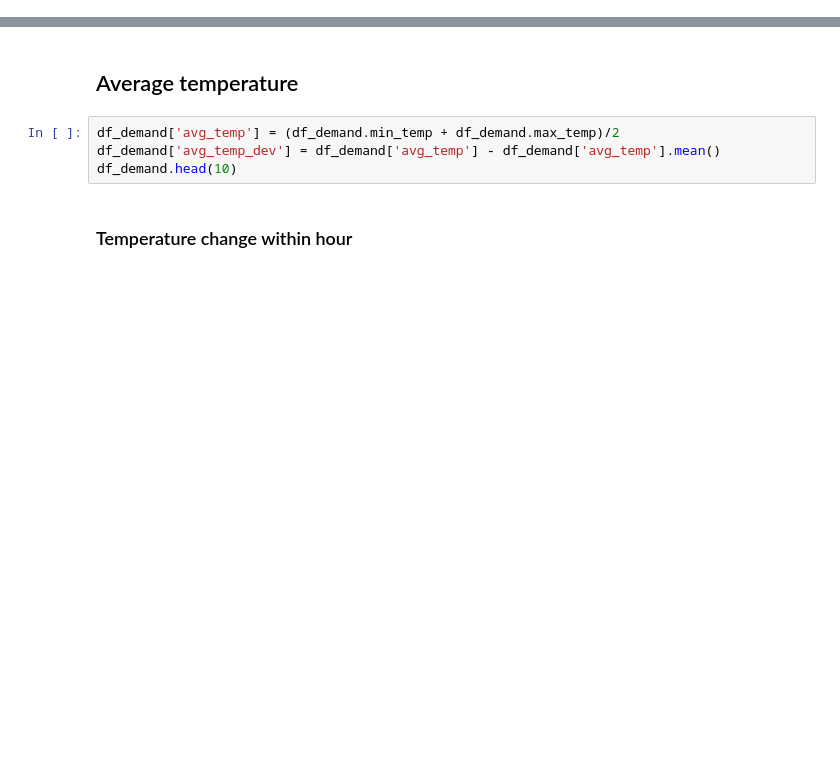
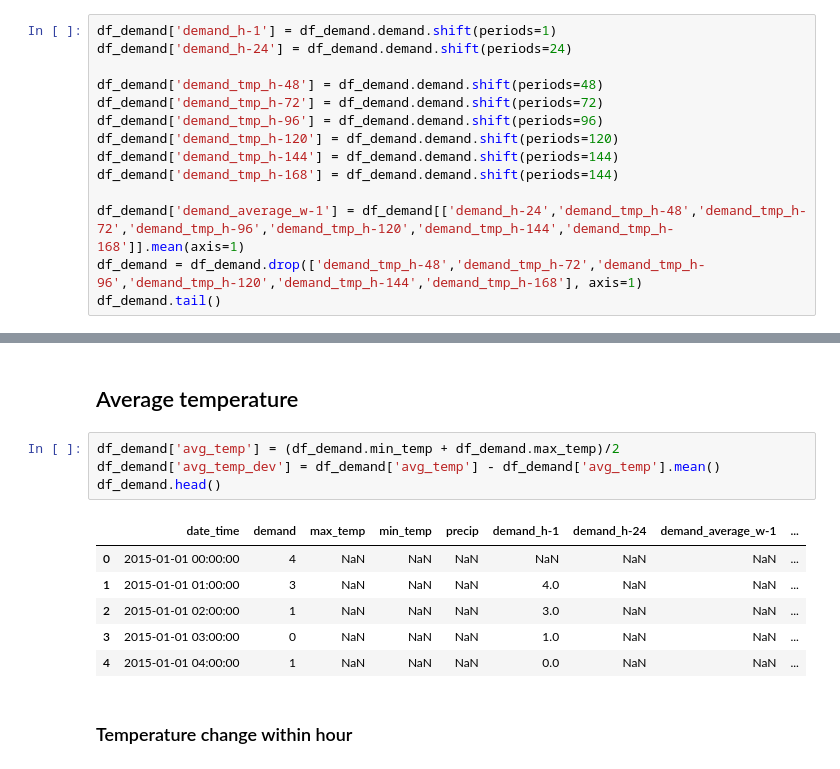
Before and after one commit to RavenRudi/AA_Group16, a Jupyter notebook: demand_forecast.ipynb, the cells around one changed output, grey strips where cells are left out. Cells and saved outputs as stored; diff of their text form; blank space fills up the shorter version.

```diff
--- a/demand_forecast.ipynb
+++ b/demand_forecast.ipynb
@@ -47,0 +66,14 @@ df_demand.head()
+# %%
+df_demand['demand_h-1'] = df_demand.demand.shift(periods=1)
+df_demand['demand_h-24'] = df_demand.demand.shift(periods=24)
+
+df_demand['demand_tmp_h-48'] = df_demand.demand.shift(periods=48)
+df_demand['demand_tmp_h-72'] = df_demand.demand.shift(periods=72)
+df_demand['demand_tmp_h-96'] = df_demand.demand.shift(periods=96)
+df_demand['demand_tmp_h-120'] = df_demand.demand.shift(periods=120)
+df_demand['demand_tmp_h-144'] = df_demand.demand.shift(periods=144)
+df_demand['demand_tmp_h-168'] = df_demand.demand.shift(periods=144)
+
+df_demand['demand_average_w-1'] = df_demand[['demand_h-24','demand_tmp_h-48','demand_tmp_h-72','demand_tmp_h-96','demand_tmp_h-120','demand_tmp_h-144','demand_tmp_h-168']].mean(axis=1)
+df_demand = df_demand.drop(['demand_tmp_h-48','demand_tmp_h-72','demand_tmp_h-96','demand_tmp_h-120','demand_tmp_h-144','demand_tmp_h-168'], axis=1)
+df_demand.tail()
@@ -50,7 +89,14 @@ df_demand.head()
 # %%
 df_demand['avg_temp'] = (df_demand.min_temp + df_demand.max_temp)/2
 df_demand['avg_temp_dev'] = df_demand['avg_temp'] - df_demand['avg_temp'].mean()
-df_demand.head(10)
+df_demand.head()
+# %% [output]
+|  | date_time | demand | max_temp | min_temp | precip | demand_h-1 | demand_h-24 | demand_average_w-1 | ... |
+| 0 | 2015-01-01 00:00:00 | 4 | NaN | NaN | NaN | NaN | NaN | NaN | ... |
+| 1 | 2015-01-01 01:00:00 | 3 | NaN | NaN | NaN | 4.0 | NaN | NaN | ... |
+| 2 | 2015-01-01 02:00:00 | 1 | NaN | NaN | NaN | 3.0 | NaN | NaN | ... |
+| 3 | 2015-01-01 03:00:00 | 0 | NaN | NaN | NaN | 1.0 | NaN | NaN | ... |
+| 4 | 2015-01-01 04:00:00 | 1 | NaN | NaN | NaN | 0.0 | NaN | NaN | ... |
 # %% [markdown]
 ### Temperature change within hour
 # %%
```
Also changed, not shown: parts of 20 cells of this notebook.
